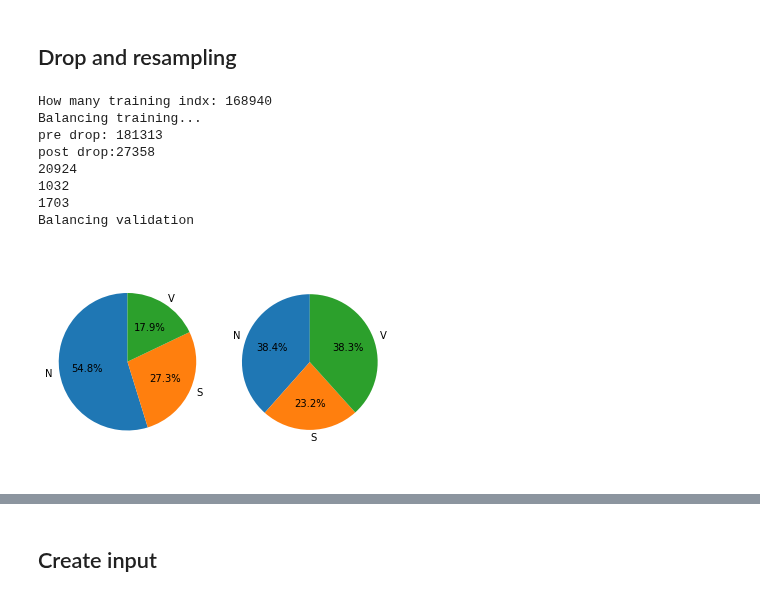
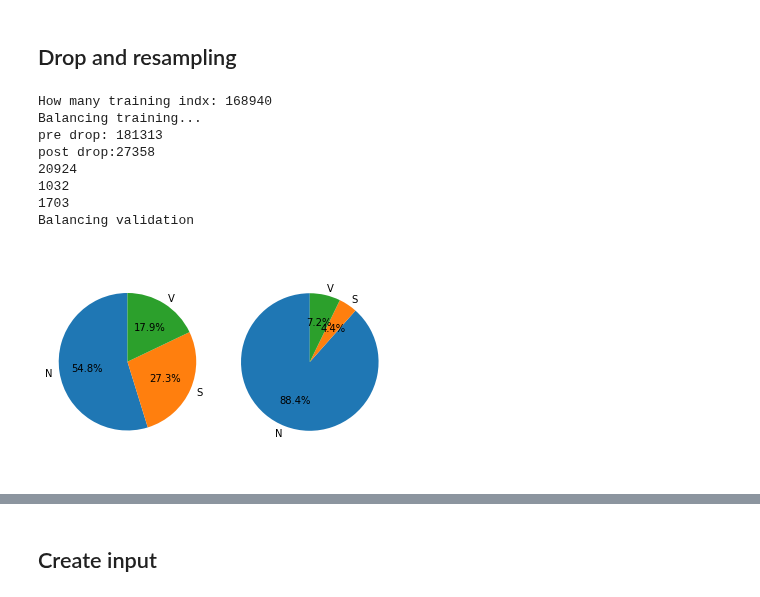
Before and after one commit to simonetome/Heartbeat-NSV-classification, a Jupyter notebook: FinalOneVsAll.ipynb, the cells around one changed output, grey strips where cells are left out. Saved outputs shown, nothing was run; the diff lists cells and outputs as text; code cells hidden in the pictures.

```diff
--- a/FinalOneVsAll.ipynb
+++ b/FinalOneVsAll.ipynb
@@ -656,14 +656,18 @@ validation_patients = validation_df['sigId']
 num_n = len(training_patches_df[(training_patches_df['stringLabel']=='N')])
 num_s = len(training_patches_df[(training_patches_df['stringLabel']=='S')])
 num_v = len(training_patches_df[(training_patches_df['stringLabel']=='V')])
+#to_drop = 0
+#perc_to_drop_train = 0
 to_drop = num_n - max(num_s,num_v) * 2
 perc_to_drop_train = to_drop/(num_n)
+
 
 num_n = len(validation_patches_df[(validation_patches_df['stringLabel']=='N')])
 num_s = len(validation_patches_df[(validation_patches_df['stringLabel']=='S')])
 num_v = len(validation_patches_df[(validation_patches_df['stringLabel']=='V')])
-to_drop = num_n - max(num_s,num_v)
-perc_to_drop_valid = to_drop/(num_n)
+to_drop = 0
+perc_to_drop_valid = 0
+
 
 train_indexes = training_patches_df.index[training_patches_df['stringLabel'] == 'N'].tolist()
 valid_indexes = validation_patches_df.index[validation_patches_df['stringLabel'] == 'N'].tolist()
@@ -720,34 +724,34 @@ classes = ["N","S","V"]
 
 training_counts = [0]*3
 validation_counts = [0]*3
 
 for l in training_labels:
     training_counts[classes.index(l)] += 1
 for l in validation_labels:
     validation_counts[classes.index(l)] += 1
 
 fig1, (ax1,ax2) = plt.subplots(1,2)
 
 ax1.pie(training_counts, explode=None, labels=classes, autopct='%1.1f%%',
         shadow=False, startangle=90)
 ax1.axis('equal')
 ax2.pie(validation_counts, explode=None, labels=classes, autopct='%1.1f%%',
         shadow=False, startangle=90)
 ax2.axis('equal')
 
 fig1.set_facecolor("white")
 
 plt.show()
 # %% [output]
 How many training indx: 168940
 Balancing training...
 pre drop: 181313
 post drop:27358
 20924
 1032
 1703
 Balancing validation
-[figure, old version]
+[figure, new version]
 # %%
 # resample v and s
 from sklearn.utils import shuffle
```
Also changed, not shown: parts of 16 cells of this notebook.
